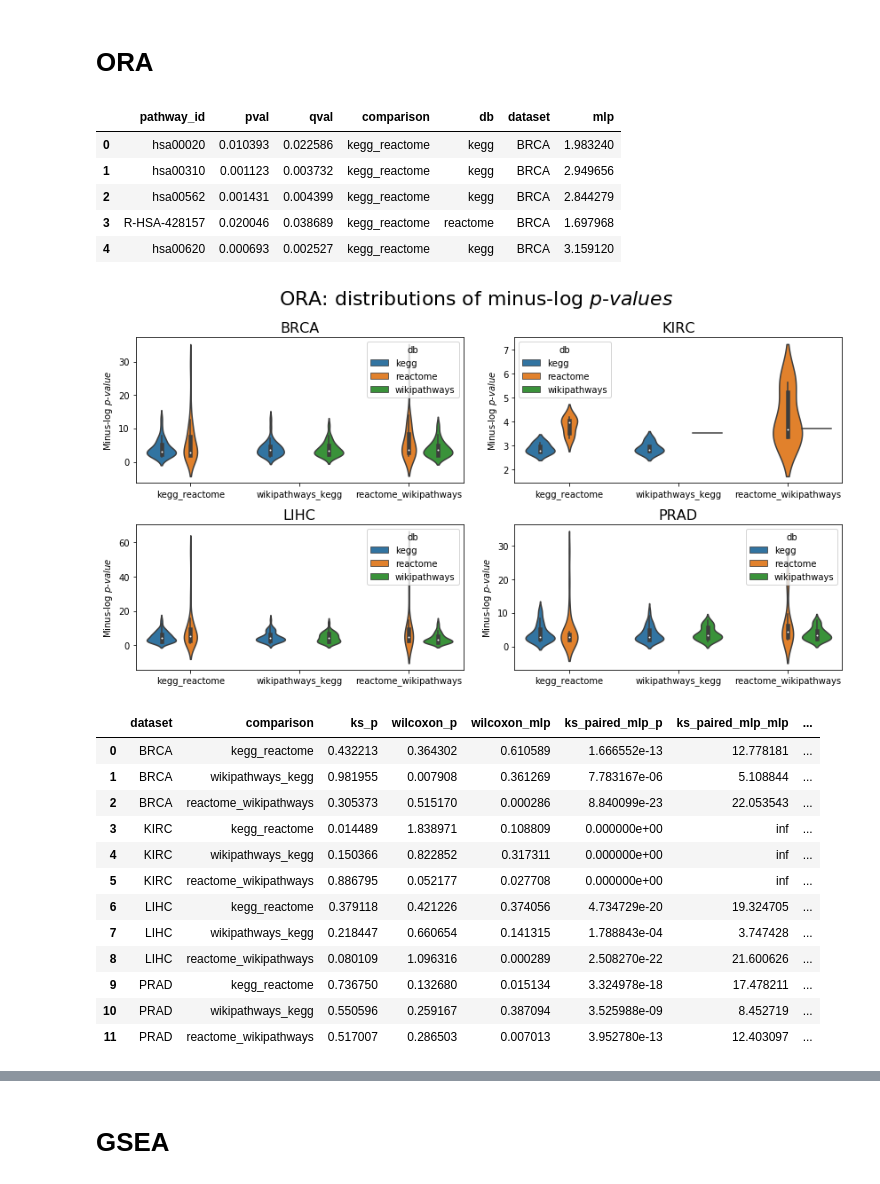
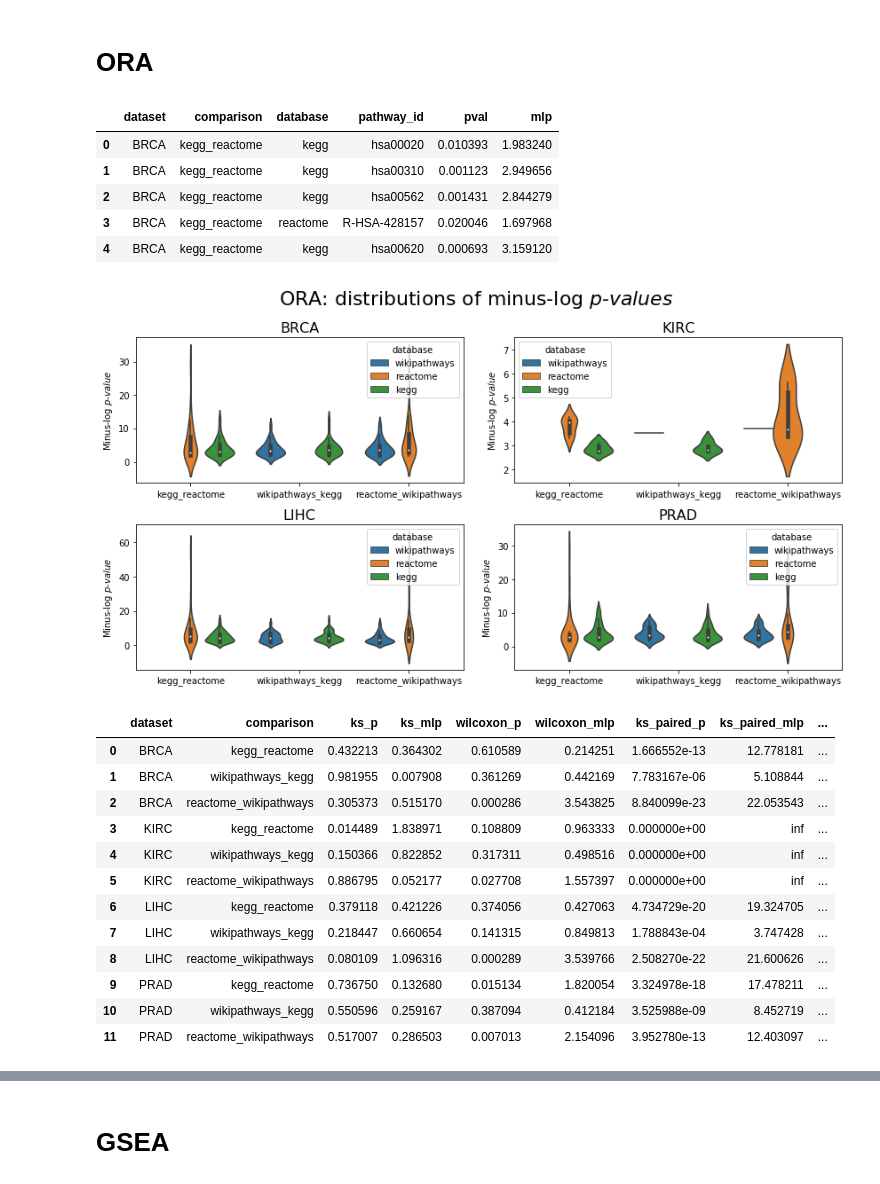
Before and after one commit to pathwayforte/results, a Jupyter notebook: notebooks/evaluation/Comparisons of P-Value Distributions of Pathway Analogs.ipynb, the cells around one changed output, grey strips where cells are left out. Saved outputs shown, nothing was run; the diff lists cells and outputs as text; code cells hidden in the pictures.

```diff
--- a/notebooks/evaluation/Comparisons of P-Value Distributions of Pathway Analogs.ipynb
+++ b/notebooks/evaluation/Comparisons of P-Value Distributions of Pathway Analogs.ipynb
@@ -95,7 +124,7 @@ for dataset in datasets:
             continue
         df = pd.read_csv(path, sep='\t')
         df['comparison'] = f'{db1}_{db2}'
-        df['db'] = df['pathway_id'].map(name_to_database)
+        df['database'] = df['pathway_id'].map(name_to_database)
         df['dataset'] = dataset
         ora_dfs.append(df)
 
@@ -104,43 +133,42 @@ if not ora_dfs:
 
 ora_df = pd.concat(ora_dfs)
 ora_df['mlp'] = ora_df.pval.map(mlp)
-ora_df.head()
+ora_df[['dataset', 'comparison', 'database', 'pathway_id', 'pval', 'mlp']].head()
 # %% [output]
-|  | pathway_id | pval | qval | comparison | db | dataset | mlp |
-| 0 | hsa00020 | 0.010393 | 0.022586 | kegg_reactome | kegg | BRCA | 1.983240 |
-| 1 | hsa00310 | 0.001123 | 0.003732 | kegg_reactome | kegg | BRCA | 2.949656 |
-| 2 | hsa00562 | 0.001431 | 0.004399 | kegg_reactome | kegg | BRCA | 2.844279 |
-| 3 | R-HSA-428157 | 0.020046 | 0.038689 | kegg_reactome | reactome | BRCA | 1.697968 |
-| 4 | hsa00620 | 0.000693 | 0.002527 | kegg_reactome | kegg | BRCA | 3.159120 |
+|  | dataset | comparison | database | pathway_id | pval | mlp |
+| 0 | BRCA | kegg_reactome | kegg | hsa00020 | 0.010393 | 1.983240 |
+| 1 | BRCA | kegg_reactome | kegg | hsa00310 | 0.001123 | 2.949656 |
+| 2 | BRCA | kegg_reactome | kegg | hsa00562 | 0.001431 | 2.844279 |
+| 3 | BRCA | kegg_reactome | reactome | R-HSA-428157 | 0.020046 | 1.697968 |
+| 4 | BRCA | kegg_reactome | kegg | hsa00620 | 0.000693 | 3.159120 |
 # %%
-draw_mlp_distributions(ora_df, 'ORA')
-plt.savefig(os.path.join(output_directory, 'ora_p_value_distributions.png'))
+draw_mlp_distributions(ora_df, 'ORA', os.path.join(output_directory, 'ora_p_value_distributions.png'))
 plt.show()
 # %% [output]
-[figure, old version]
+[figure, new version]
 # %%
 ora_ks_df = get_mlp_distribution_tests(
     ora_df,
     datasets,
     identifier_column_name='pathway_id',
-    db_column_name='db',
+    db_column_name='database',
     pval_column_name='pval',
     equivalent_mappings_dict=equivalent_mappings_dict,
 )
 ora_ks_df['method'] = 'ora'
 ora_ks_df.to_csv(os.path.join(output_directory, 'ora_p_values.tsv'), sep='\t', index=False)
 ora_ks_df
 # %% [output]
-|  | dataset | comparison | ks_p | wilcoxon_p | wilcoxon_mlp | ks_paired_mlp_p | ks_paired_mlp_mlp | ... |
-| 0 | BRCA | kegg_reactome | 0.432213 | 0.364302 | 0.610589 | 1.666552e-13 | 12.778181 | ... |
-| 1 | BRCA | wikipathways_kegg | 0.981955 | 0.007908 | 0.361269 | 7.783167e-06 | 5.108844 | ... |
-| 2 | BRCA | reactome_wikipathways | 0.305373 | 0.515170 | 0.000286 | 8.840099e-23 | 22.053543 | ... |
-| 3 | KIRC | kegg_reactome | 0.014489 | 1.838971 | 0.108809 | 0.000000e+00 | inf | ... |
-| 4 | KIRC | wikipathways_kegg | 0.150366 | 0.822852 | 0.317311 | 0.000000e+00 | inf | ... |
-| 5 | KIRC | reactome_wikipathways | 0.886795 | 0.052177 | 0.027708 | 0.000000e+00 | inf | ... |
-| 6 | LIHC | kegg_reactome | 0.379118 | 0.421226 | 0.374056 | 4.734729e-20 | 19.324705 | ... |
-| 7 | LIHC | wikipathways_kegg | 0.218447 | 0.660654 | 0.141315 | 1.788843e-04 | 3.747428 | ... |
-| 8 | LIHC | reactome_wikipathways | 0.080109 | 1.096316 | 0.000289 | 2.508270e-22 | 21.600626 | ... |
-| 9 | PRAD | kegg_reactome | 0.736750 | 0.132680 | 0.015134 | 3.324978e-18 | 17.478211 | ... |
-| 10 | PRAD | wikipathways_kegg | 0.550596 | 0.259167 | 0.387094 | 3.525988e-09 | 8.452719 | ... |
-| 11 | PRAD | reactome_wikipathways | 0.517007 | 0.286503 | 0.007013 | 3.952780e-13 | 12.403097 | ... |
+|  | dataset | comparison | ks_p | ks_mlp | wilcoxon_p | wilcoxon_mlp | ks_paired_p | ks_paired_mlp | ... |
+| 0 | BRCA | kegg_reactome | 0.432213 | 0.364302 | 0.610589 | 0.214251 | 1.666552e-13 | 12.778181 | ... |
+| 1 | BRCA | wikipathways_kegg | 0.981955 | 0.007908 | 0.361269 | 0.442169 | 7.783167e-06 | 5.108844 | ... |
+| 2 | BRCA | reactome_wikipathways | 0.305373 | 0.515170 | 0.000286 | 3.543825 | 8.840099e-23 | 22.053543 | ... |
+| 3 | KIRC | kegg_reactome | 0.014489 | 1.838971 | 0.108809 | 0.963333 | 0.000000e+00 | inf | ... |
+| 4 | KIRC | wikipathways_kegg | 0.150366 | 0.822852 | 0.317311 | 0.498516 | 0.000000e+00 | inf | ... |
+| 5 | KIRC | reactome_wikipathways | 0.886795 | 0.052177 | 0.027708 | 1.557397 | 0.000000e+00 | inf | ... |
+| 6 | LIHC | kegg_reactome | 0.379118 | 0.421226 | 0.374056 | 0.427063 | 4.734729e-20 | 19.324705 | ... |
+| 7 | LIHC | wikipathways_kegg | 0.218447 | 0.660654 | 0.141315 | 0.849813 | 1.788843e-04 | 3.747428 | ... |
+| 8 | LIHC | reactome_wikipathways | 0.080109 | 1.096316 | 0.000289 | 3.539766 | 2.508270e-22 | 21.600626 | ... |
+| 9 | PRAD | kegg_reactome | 0.736750 | 0.132680 | 0.015134 | 1.820054 | 3.324978e-18 | 17.478211 | ... |
+| 10 | PRAD | wikipathways_kegg | 0.550596 | 0.259167 | 0.387094 | 0.412184 | 3.525988e-09 | 8.452719 | ... |
+| 11 | PRAD | reactome_wikipathways | 0.517007 | 0.286503 | 0.007013 | 2.154096 | 3.952780e-13 | 12.403097 | ... |
```
Also changed, not shown: parts of 15 cells of this notebook.
